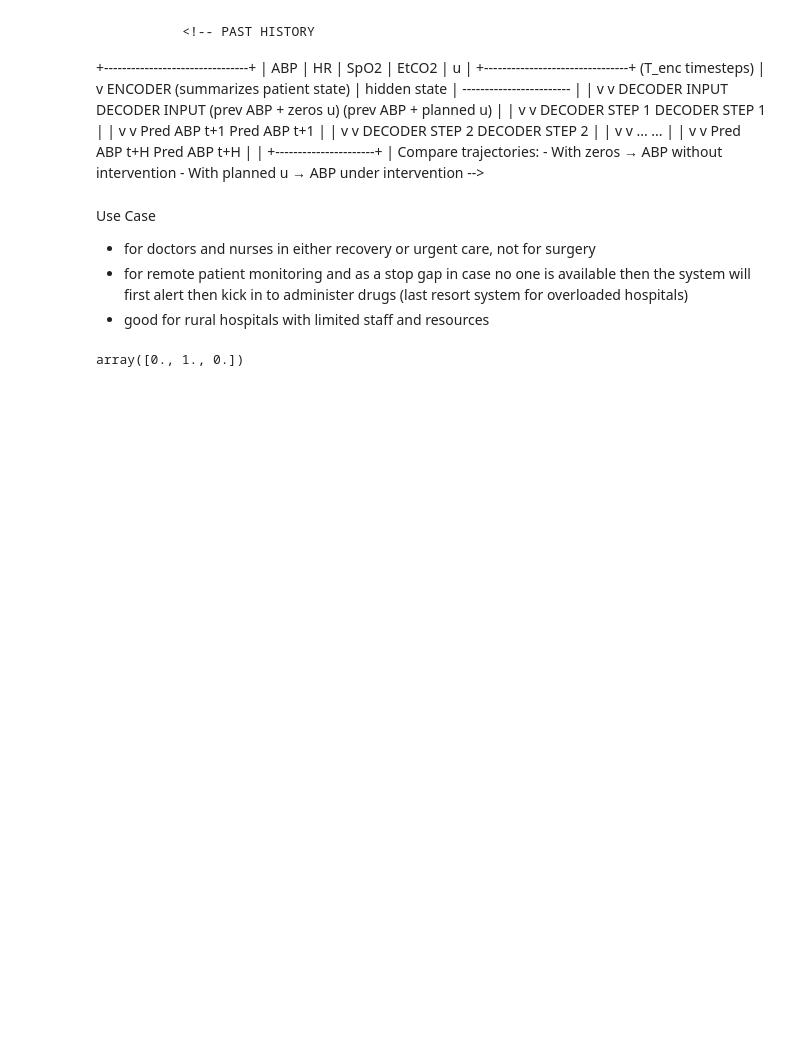
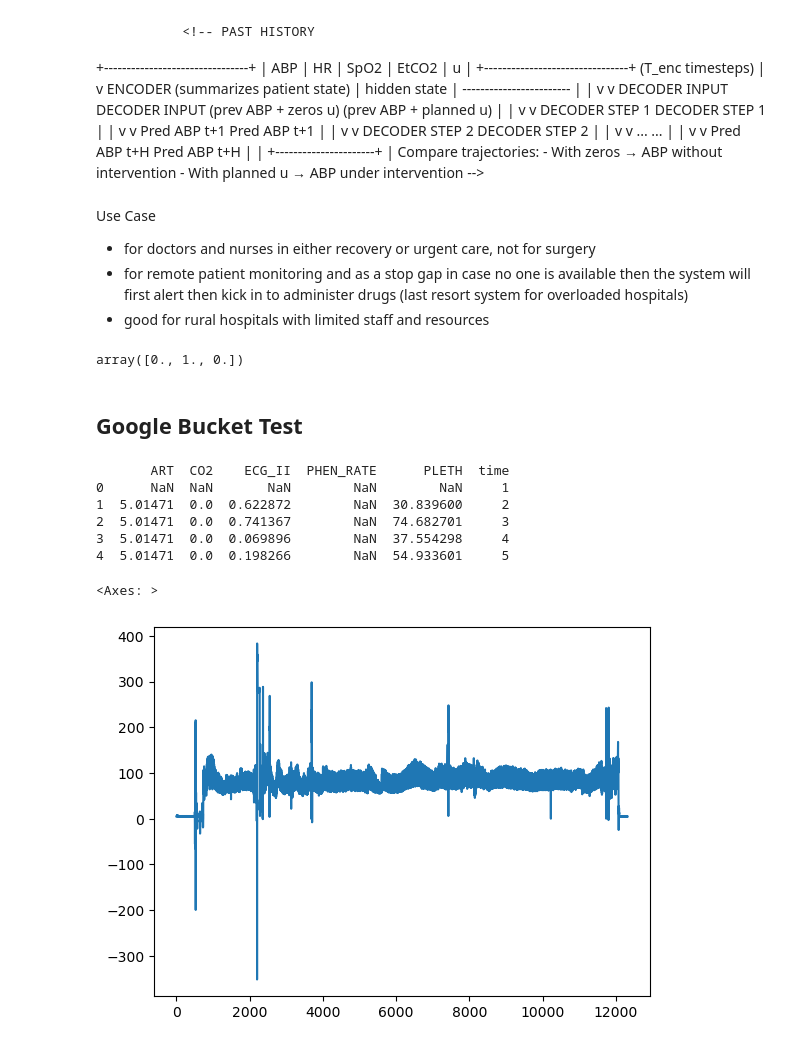
Before and after one commit to kayleeisokay/ac215-project, a Jupyter notebook: EDA_notebooks/vitaldb.ipynb, the cells around one changed output. Cells and saved outputs as stored; diff of their text form; code cells hidden in the pictures; blank space fills up the shorter version.

```diff
--- a/EDA_notebooks/vitaldb.ipynb
+++ b/EDA_notebooks/vitaldb.ipynb
@@ -321,3 +353,5 @@ E = np.array([[1, 0, -1], [-3 / 2, 0, 2], [1 / 2, 1, 0]])
 np.linalg.inv(E) @ np.array([0, 0, 1])
 # %% [output]
 array([0., 1., 0.])
+# %% [markdown]
+## Google Bucket Test
@@ -323,0 +362,22 @@ array([0., 1., 0.])
+# %%
+import pandas as pd
+
+bucket_name = "hemo-dyn"
+file_path_in_bucket = "vitaldb_case_513.csv"
+
+# Directly read from GCS
+df = pd.read_csv(f"gs://{bucket_name}/{file_path_in_bucket}")
+
+print(df.head())
+# %% [output]
+       ART  CO2    ECG_II  PHEN_RATE      PLETH  time
+0      NaN  NaN       NaN        NaN        NaN     1
+1  5.01471  0.0  0.622872        NaN  30.839600     2
+2  5.01471  0.0  0.741367        NaN  74.682701     3
+3  5.01471  0.0  0.069896        NaN  37.554298     4
+4  5.01471  0.0  0.198266        NaN  54.933601     5
+# %%
+df["ART"].dropna().plot()
+# %% [output]
+<Axes: >
+[figure, added]
```
Also changed, not shown: parts of 31 cells of this notebook.
